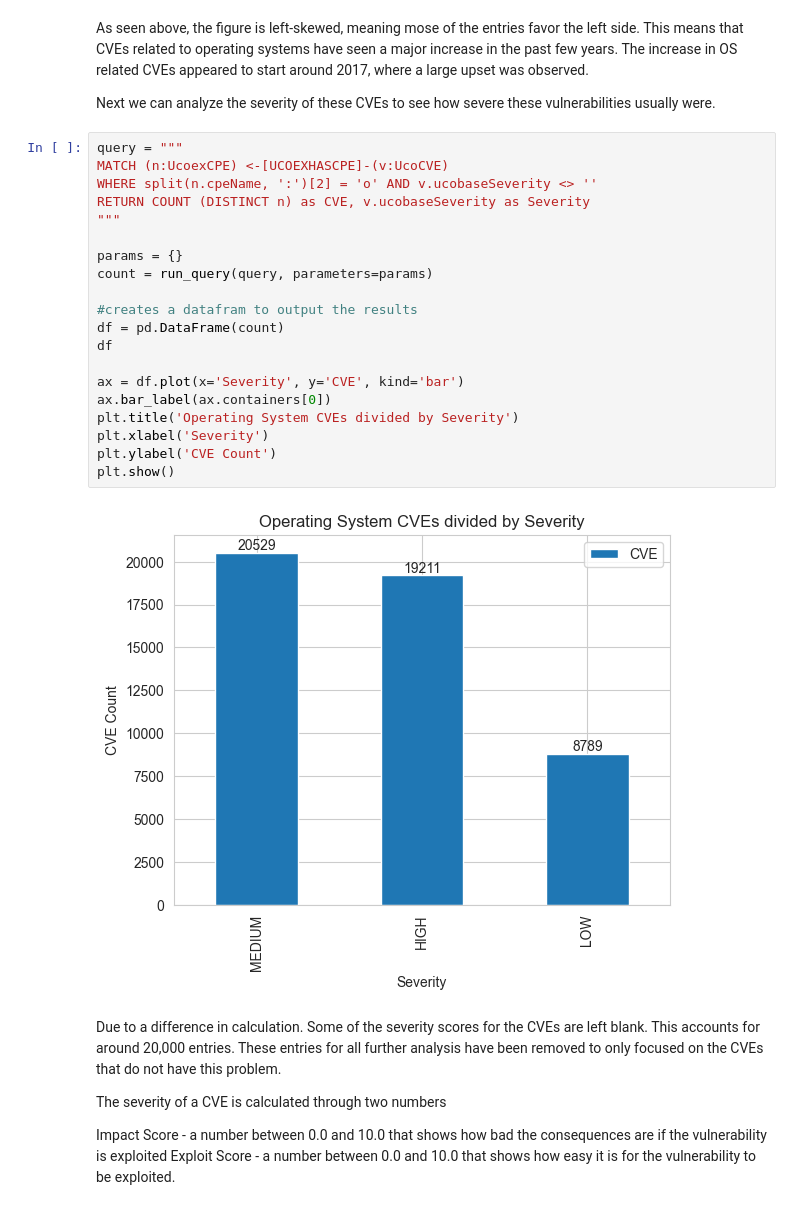
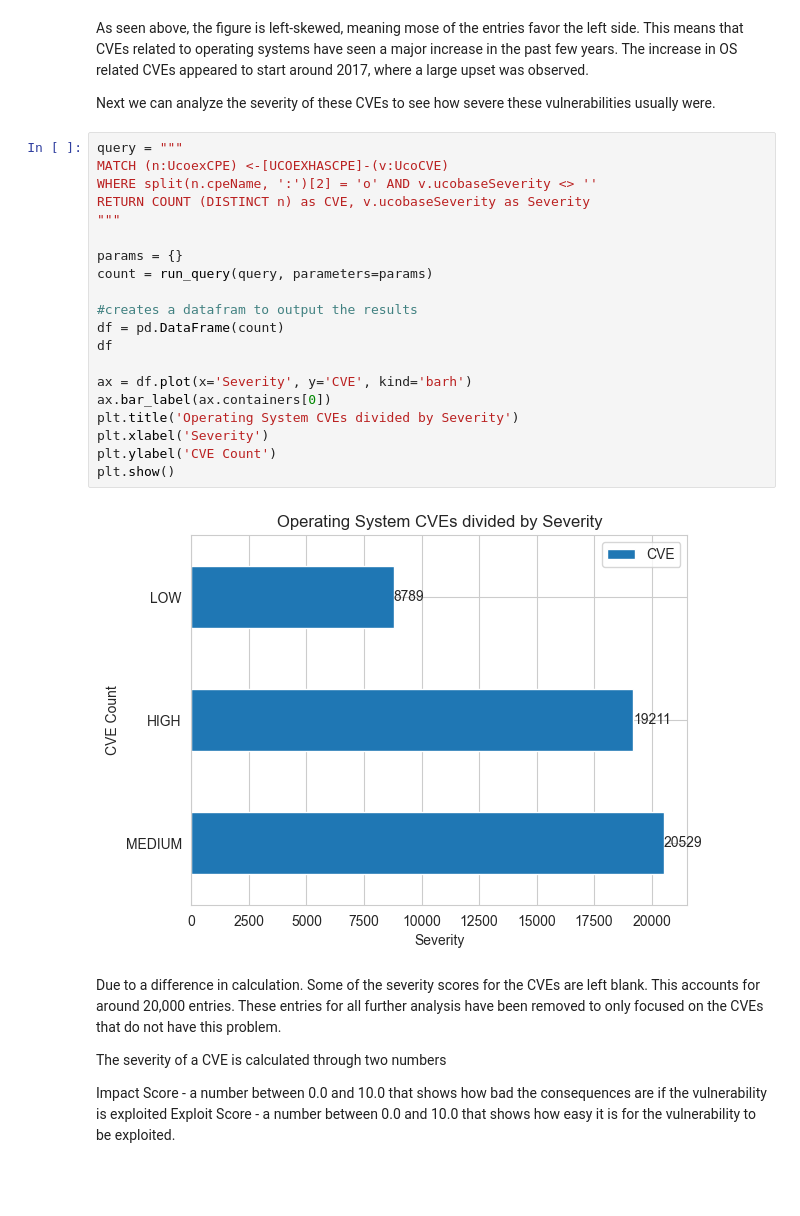
Before and after one commit to edogdu/UCKG, a Jupyter notebook: documents/notebooks/UCKG_Analysis.ipynb, the cells around one changed output. Saved outputs shown, nothing was run; the diff lists cells and outputs as text; blank space fills up the shorter version.

```diff
--- a/documents/notebooks/UCKG_Analysis.ipynb
+++ b/documents/notebooks/UCKG_Analysis.ipynb
@@ -2912,25 +3128,25 @@ Next we can analyze the severity of these CVEs to see how severe these vulnerabi
 # %%
 query = """
 MATCH (n:UcoexCPE) <-[UCOEXHASCPE]-(v:UcoCVE)
 WHERE split(n.cpeName, ':')[2] = 'o' AND v.ucobaseSeverity <> ''
 RETURN COUNT (DISTINCT n) as CVE, v.ucobaseSeverity as Severity
 """
 
 params = {}
 count = run_query(query, parameters=params)
 
 #creates a datafram to output the results
 df = pd.DataFrame(count)
 df
 
-ax = df.plot(x='Severity', y='CVE', kind='bar')
+ax = df.plot(x='Severity', y='CVE', kind='barh')
 ax.bar_label(ax.containers[0])
 plt.title('Operating System CVEs divided by Severity')
 plt.xlabel('Severity')
 plt.ylabel('CVE Count')
 plt.show()
 # %% [output]
-[figure, old version]
+[figure, new version]
 # %% [markdown]
 Due to a difference in calculation. Some of the severity scores for the CVEs are left blank. This accounts for around 20,000 entries. These entries for all further analysis have been removed to only focused on the CVEs that do not have this problem.
 
```
Also changed, not shown: parts of 42 cells of this notebook.
